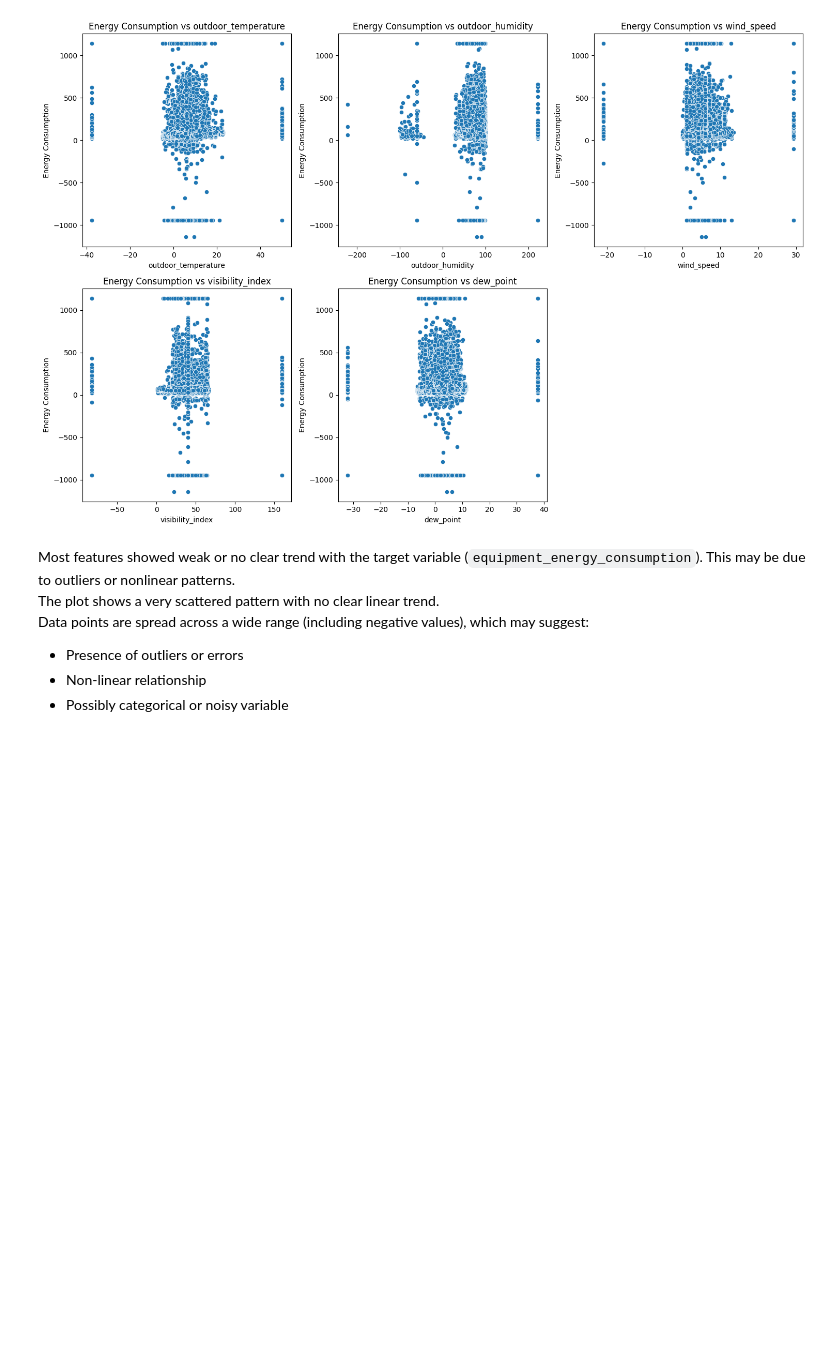
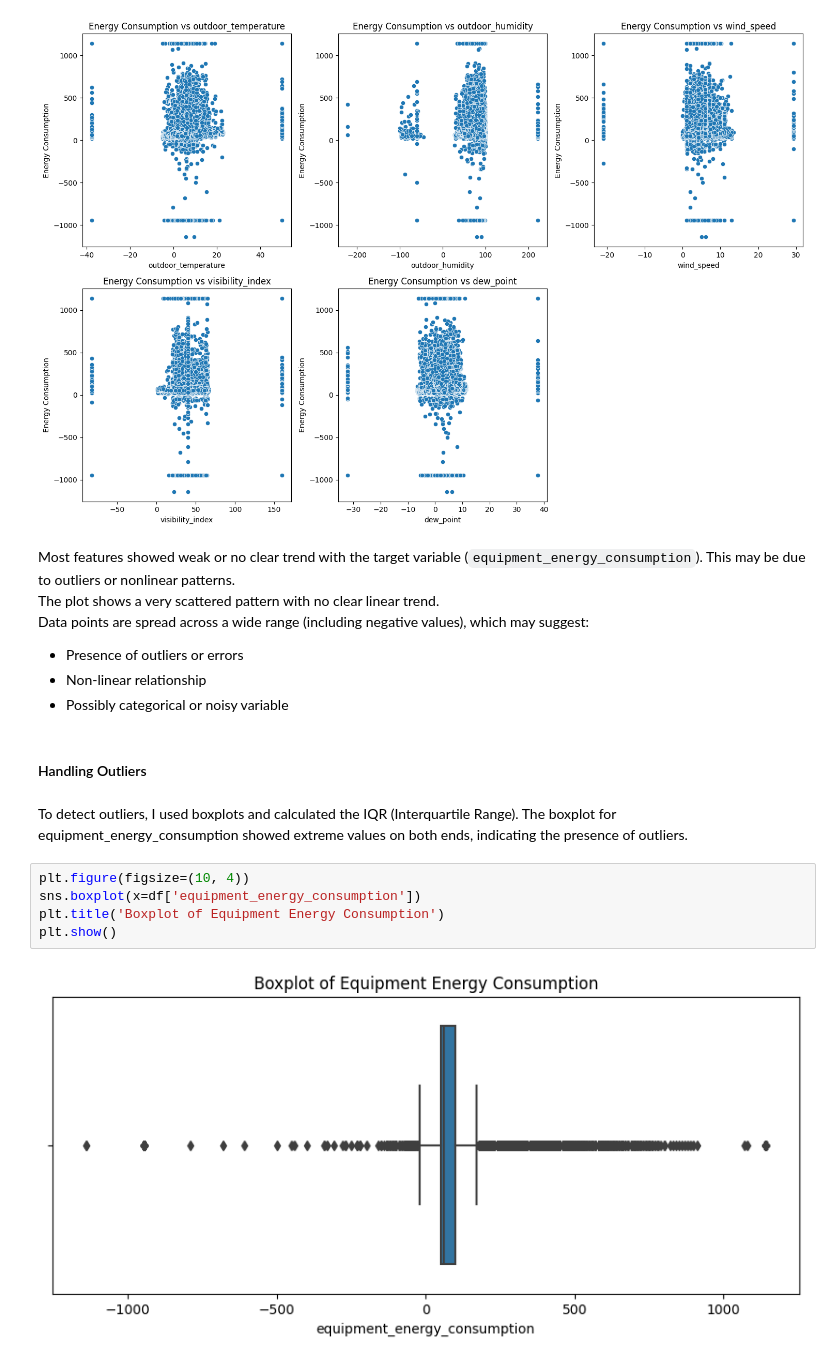
Before and after one commit to Nishita76/DS-Intern-Assignment-Nishita, a Jupyter notebook: notebook.ipynb, the cells around one changed output. Drawn from its saved outputs; the diff is of its cells as text; blank space fills up the shorter version.

Commit message:
Outlier detection and removal

```diff
--- a/notebook.ipynb
+++ b/notebook.ipynb
@@ -180,3 +180,14 @@ Data points are spread across a wide range (including negative values), which ma
 - Presence of outliers or errors
 - Non-linear relationship
 - Possibly categorical or noisy variable
+# %% [markdown]
+#### Handling Outliers
+# %% [markdown]
+To detect outliers, I used boxplots and calculated the IQR (Interquartile Range). The boxplot for equipment_energy_consumption showed extreme values on both ends, indicating the presence of outliers.
+# %%
+plt.figure(figsize=(10, 4))
+sns.boxplot(x=df['equipment_energy_consumption'])
+plt.title('Boxplot of Equipment Energy Consumption')
+plt.show()
+# %% [output]
+[figure, added]
```
Also changed, not shown: parts of 6 cells of this notebook.
